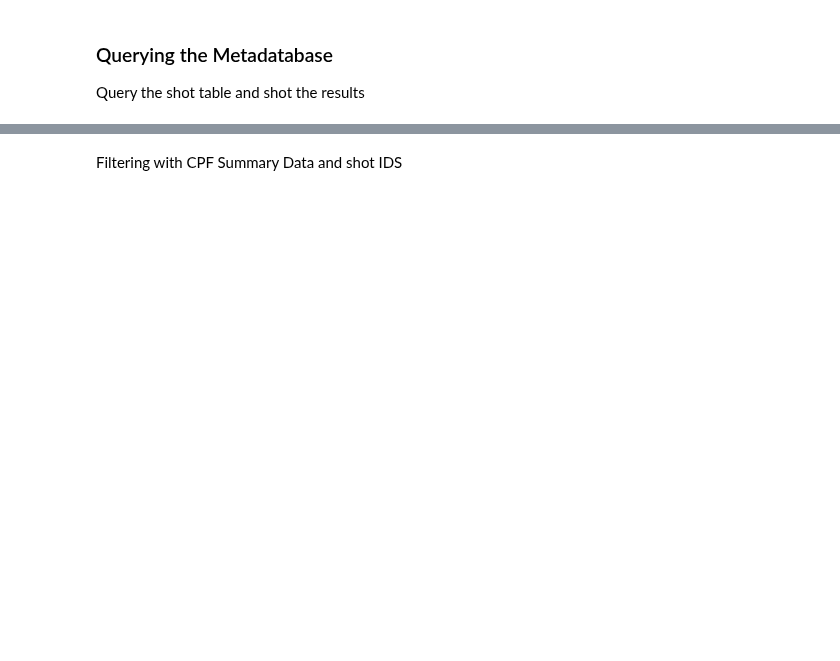
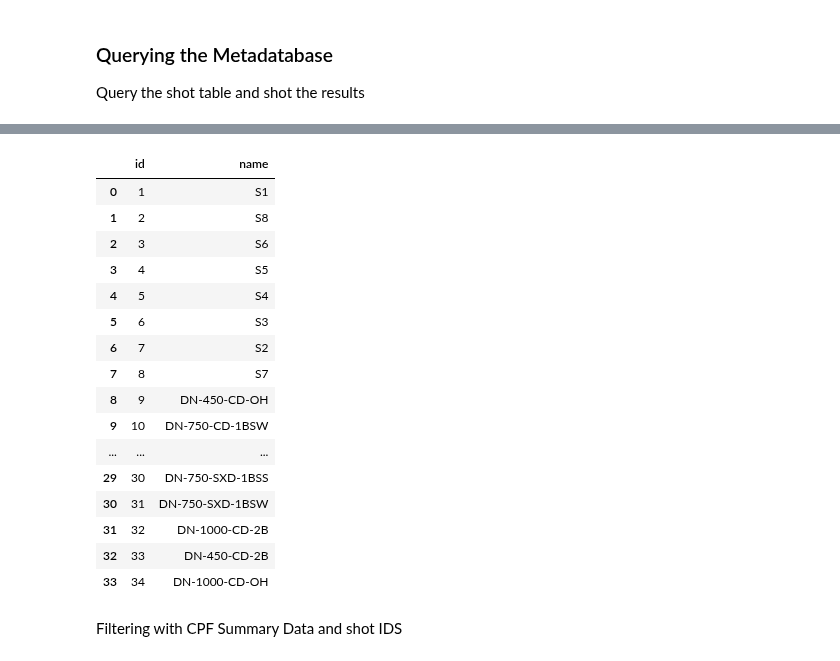
Before and after one commit to ukaea/fair-mast, a Jupyter notebook: db_query_example.ipynb, the cells around one changed output, grey strips where cells are left out. Cells and saved outputs as stored; diff of their text form; code cells hidden in the pictures; blank space fills up the shorter version.

```diff
--- a/db_query_example.ipynb
+++ b/db_query_example.ipynb
@@ -70,4 +73,30 @@ result
 25556 rows × 280 columns
+# %%
+scenarios = metadata.tables['scenarios']
+
+qscenarios = (
+    session.query(scenarios)
+)
+qscenarios = pd.read_sql(qscenarios.statement, con=engine.connect())
+qscenarios
+# %% [output]
+|  | id | name |
+| 0 | 1 | S1 |
+| 1 | 2 | S8 |
+| 2 | 3 | S6 |
+| 3 | 4 | S5 |
+| 4 | 5 | S4 |
+| 5 | 6 | S3 |
+| 6 | 7 | S2 |
+| 7 | 8 | S7 |
+| 8 | 9 | DN-450-CD-OH |
+| 9 | 10 | DN-750-CD-1BSW |
+| ... | ... | ... |
+| 29 | 30 | DN-750-SXD-1BSS |
+| 30 | 31 | DN-750-SXD-1BSW |
+| 31 | 32 | DN-1000-CD-2B |
+| 32 | 33 | DN-450-CD-2B |
+| 33 | 34 | DN-1000-CD-OH |
 # %% [markdown]
 Filtering with CPF Summary Data and shot IDS
 # %%
```
Also changed, not shown: parts of 8 cells of this notebook, 2 other files.
